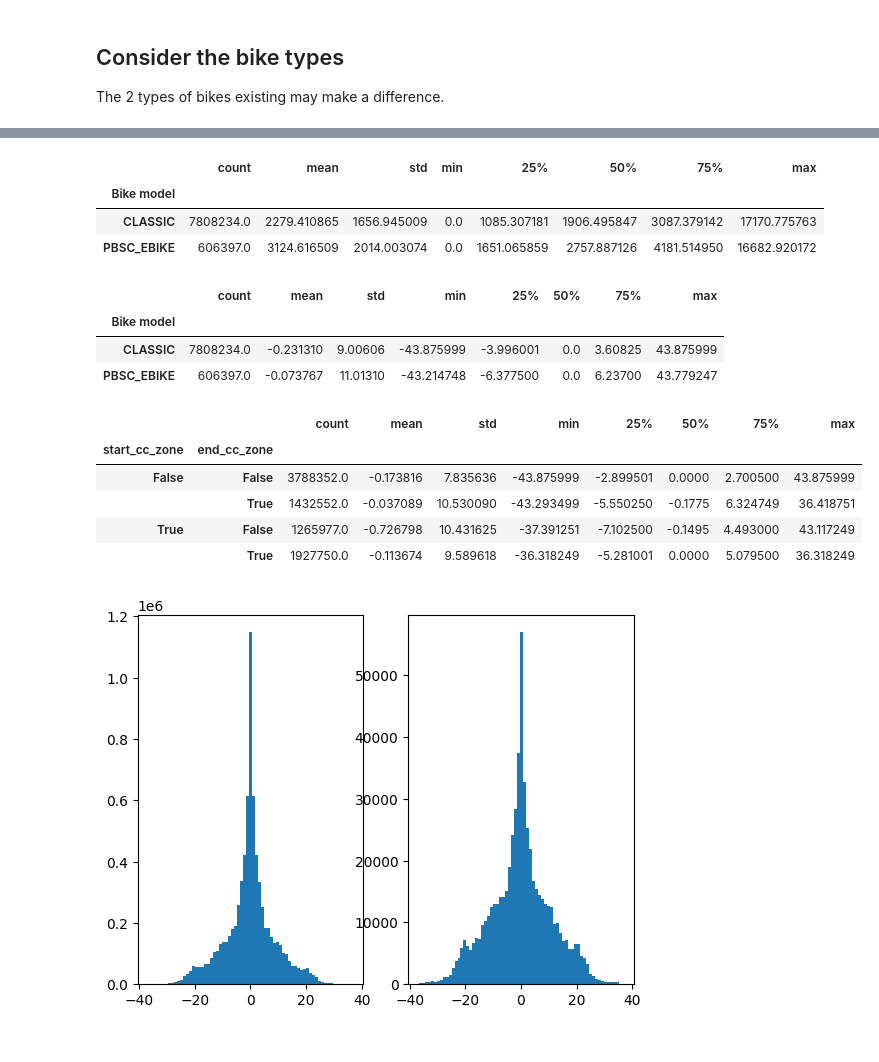
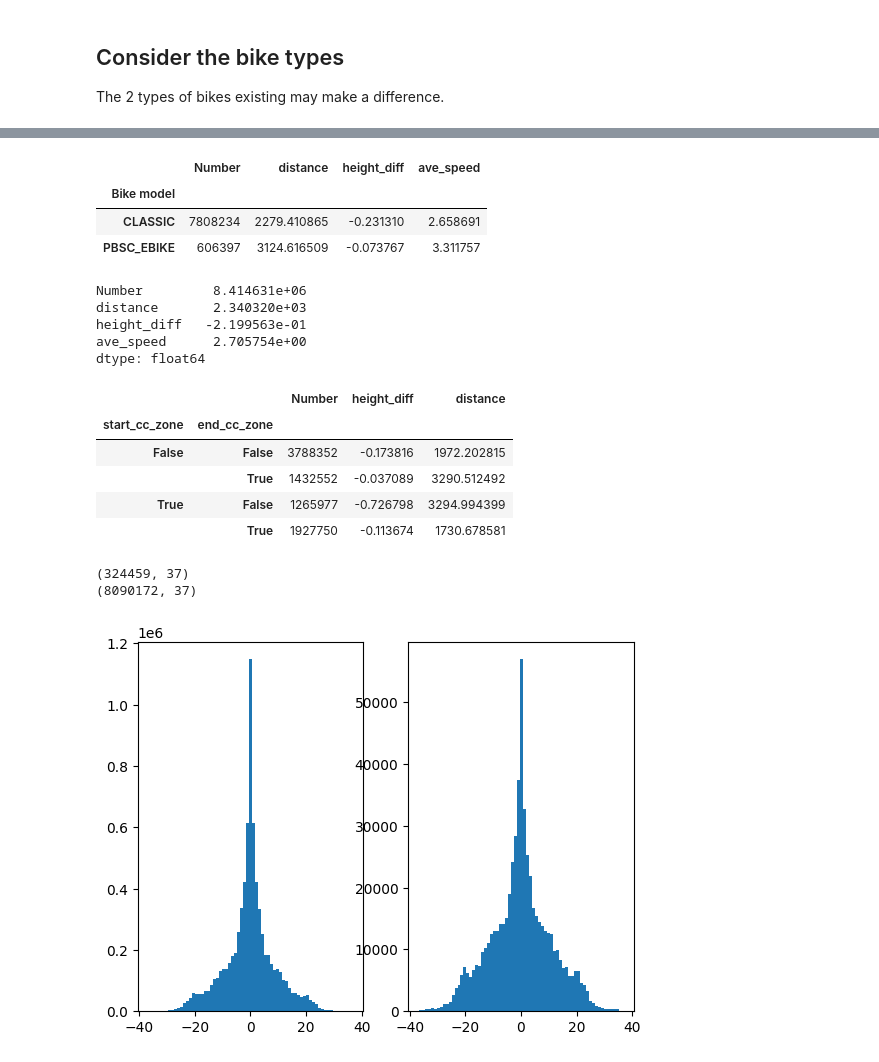
Before and after one commit to sokimura39/QM_Report, a Jupyter notebook: analysis.ipynb, the cells around one changed output, grey strips where cells are left out. Drawn from its saved outputs; the diff is of its cells as text; code cells hidden in the pictures.

```diff
--- a/analysis.ipynb
+++ b/analysis.ipynb
@@ -114,28 +124,54 @@ The 2 types of bikes existing may make a difference.
 # %%
-# compare the distances
-journeys_df.groupby(by = 'Bike model').distance.describe()
+# compare the height difference
+journeys_df.groupby(by = 'Bike model').agg(
+    {
+        'Number': 'count',
+        'distance': 'mean',
+        'height_diff': 'mean',
+        'ave_speed': 'mean'
+    }
+)
 # %% [output]
-|  | count | mean | std | min | 25% | 50% | 75% | max |
-| Bike model |  |  |  |  |  |  |  |  |
-| CLASSIC | 7808234.0 | 2279.410865 | 1656.945009 | 0.0 | 1085.307181 | 1906.495847 | 3087.379142 | 17170.775763 |
-| PBSC_EBIKE | 606397.0 | 3124.616509 | 2014.003074 | 0.0 | 1651.065859 | 2757.887126 | 4181.514950 | 16682.920172 |
+|  | Number | distance | height_diff | ave_speed |
+| Bike model |  |  |  |  |
+| CLASSIC | 7808234 | 2279.410865 | -0.231310 | 2.658691 |
+| PBSC_EBIKE | 606397 | 3124.616509 | -0.073767 | 3.311757 |
-# %%
-# compare the height difference
-journeys_df.groupby(by = 'Bike model').height_diff.describe()
-# %% [output]
-|  | count | mean | std | min | 25% | 50% | 75% | max |
-| Bike model |  |  |  |  |  |  |  |  |
-| CLASSIC | 7808234.0 | -0.231310 | 9.00606 | -43.875999 | -3.996001 | 0.0 | 3.60825 | 43.875999 |
-| PBSC_EBIKE | 606397.0 | -0.073767 | 11.01310 | -43.214748 | -6.377500 | 0.0 | 6.23700 | 43.779247 |
+# %%
+journeys_df.agg(
+    {
+        'Number': 'count',
+        'distance': 'mean',
+        'height_diff': 'mean',
+        'ave_speed': 'mean'
+    }
+)
+# %% [output]
+Number         8.414631e+06
+distance       2.340320e+03
+height_diff   -2.199563e-01
+ave_speed      2.705754e+00
+dtype: float64
 # %%
-journeys_df.groupby(by = ['start_cc_zone', 'end_cc_zone']).height_diff.describe()
+journeys_df.groupby(by = ['start_cc_zone', 'end_cc_zone']).agg(
+    {
+        'Number': 'count',
+        'height_diff': 'mean',
+        'distance': 'mean'
+    }
+)
 # %% [output]
-|  |  | count | mean | std | min | 25% | 50% | 75% | max |
-| start_cc_zone | end_cc_zone |  |  |  |  |  |  |  |  |
-| False | False | 3788352.0 | -0.173816 | 7.835636 | -43.875999 | -2.899501 | 0.0000 | 2.700500 | 43.875999 |
-|  | True | 1432552.0 | -0.037089 | 10.530090 | -43.293499 | -5.550250 | -0.1775 | 6.324749 | 36.418751 |
-| True | False | 1265977.0 | -0.726798 | 10.431625 | -37.391251 | -7.102500 | -0.1495 | 4.493000 | 43.117249 |
-|  | True | 1927750.0 | -0.113674 | 9.589618 | -36.318249 | -5.281001 | 0.0000 | 5.079500 | 36.318249 |
+|  |  | Number | height_diff | distance |
+| start_cc_zone | end_cc_zone |  |  |  |
+| False | False | 3788352 | -0.173816 | 1972.202815 |
+|  | True | 1432552 | -0.037089 | 3290.512492 |
+| True | False | 1265977 | -0.726798 | 3294.994399 |
+|  | True | 1927750 | -0.113674 | 1730.678581 |
+# %%
+print(journeys_df[journeys_df.start_id == journeys_df.end_id].shape)
+print(journeys_df[journeys_df.start_id != journeys_df.end_id].shape)
+# %% [output]
+(324459, 37)
+(8090172, 37)
 # %%
 # set up plot
 fig, axes = plt.subplots(1, 2)
```
Also changed, not shown: parts of 5 cells of this notebook, 2 other files.
